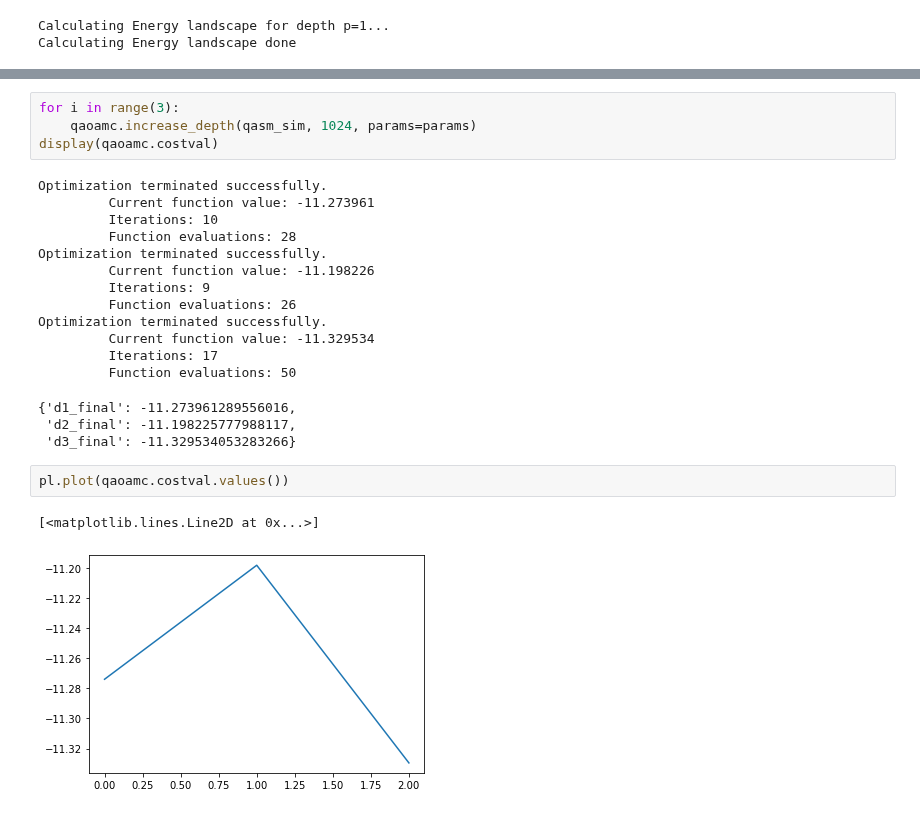
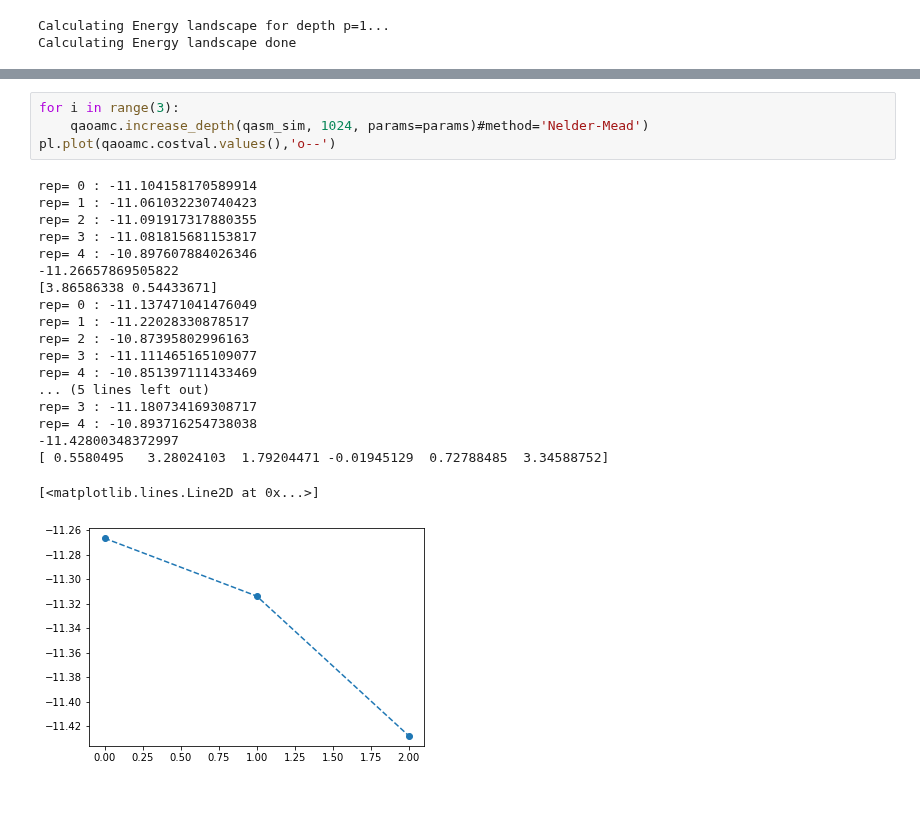
Before and after one commit to OpenQuantumComputing/optimization, a Jupyter notebook: MaxCut/14 nodes.ipynb, the cells around one changed output, grey strips where cells are left out. Saved outputs shown, nothing was run; the diff lists cells and outputs as text.

```diff
--- a/MaxCut/14 nodes.ipynb
+++ b/MaxCut/14 nodes.ipynb
@@ -54,25 +53,24 @@ _=pl.colorbar(im, cax=cax)
 # %%
 for i in range(3):
-    qaoamc.increase_depth(qasm_sim, 1024, params=params)
-display(qaoamc.costval)
+    qaoamc.increase_depth(qasm_sim, 1024, params=params)#method='Nelder-Mead')
+pl.plot(qaoamc.costval.values(),'o--')
 # %% [output]
-Optimization terminated successfully.
-         Current function value: -11.273961
-         Iterations: 10
-         Function evaluations: 28
-Optimization terminated successfully.
-         Current function value: -11.198226
-         Iterations: 9
-         Function evaluations: 26
-Optimization terminated successfully.
-         Current function value: -11.329534
-         Iterations: 17
-         Function evaluations: 50
+rep= 0 : -11.104158170589914
+rep= 1 : -11.061032230740423
+rep= 2 : -11.091917317880355
+rep= 3 : -11.081815681153817
+rep= 4 : -10.897607884026346
+-11.26657869505822
+[3.86586338 0.54433671]
+rep= 0 : -11.137471041476049
+rep= 1 : -11.22028330878517
+rep= 2 : -10.87395802996163
+rep= 3 : -11.111465165109077
+rep= 4 : -10.851397111433469
+... (5 lines left out)
+rep= 3 : -11.180734169308717
+rep= 4 : -10.893716254738038
+-11.42800348372997
+[ 0.5580495   3.28024103  1.79204471 -0.01945129  0.72788485  3.34588752]
-{'d1_final': -11.273961289556016,
- 'd2_final': -11.198225777988117,
- 'd3_final': -11.329534053283266}
+[<matplotlib.lines.Line2D at 0x...>]
+[figure, added]
-# %%
-pl.plot(qaoamc.costval.values())
-# %% [output]
-[<matplotlib.lines.Line2D at 0x...>]
-[figure, removed]
```
Also changed, not shown: parts of 4 cells of this notebook, 4 other files.
